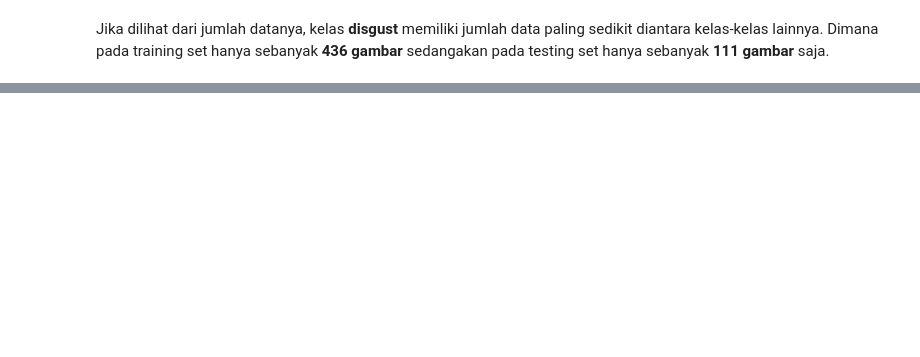
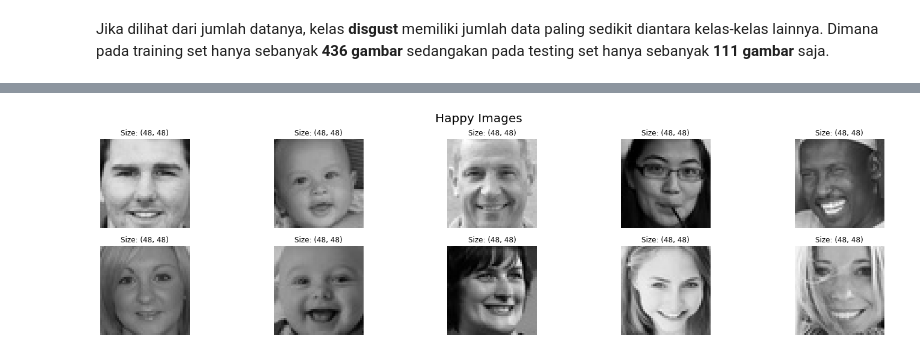
Before and after one commit to Penzragon/Facial-Expressions-Recognition, a Jupyter notebook: script.ipynb, the cells around one changed output, grey strips where cells are left out. Cells and saved outputs as stored; diff of their text form; code cells hidden in the pictures; blank space fills up the shorter version.

```diff
--- a/script.ipynb
+++ b/script.ipynb
@@ -93,0 +136,13 @@ Jika dilihat dari jumlah datanya, kelas **disgust** memiliki jumlah data paling
+# %%
+plt.figure(figsize=(25, 6))
+plt.suptitle('Happy Images', fontsize=20)
+for i in range(10):
+    plt.subplot(2, 5, i+1)
+    random_img = random.sample(os.listdir(train_path + 'happy/'), 1)
+    img = image.load_img(train_path + 'happy/' + random_img[0])
+    plt.imshow(img)
+    plt.title(f'Size: {img.size}')
+    plt.axis('off')
+plt.show()
+# %% [output]
+[figure, added]
```
Also changed, not shown: parts of 11 cells of this notebook.
